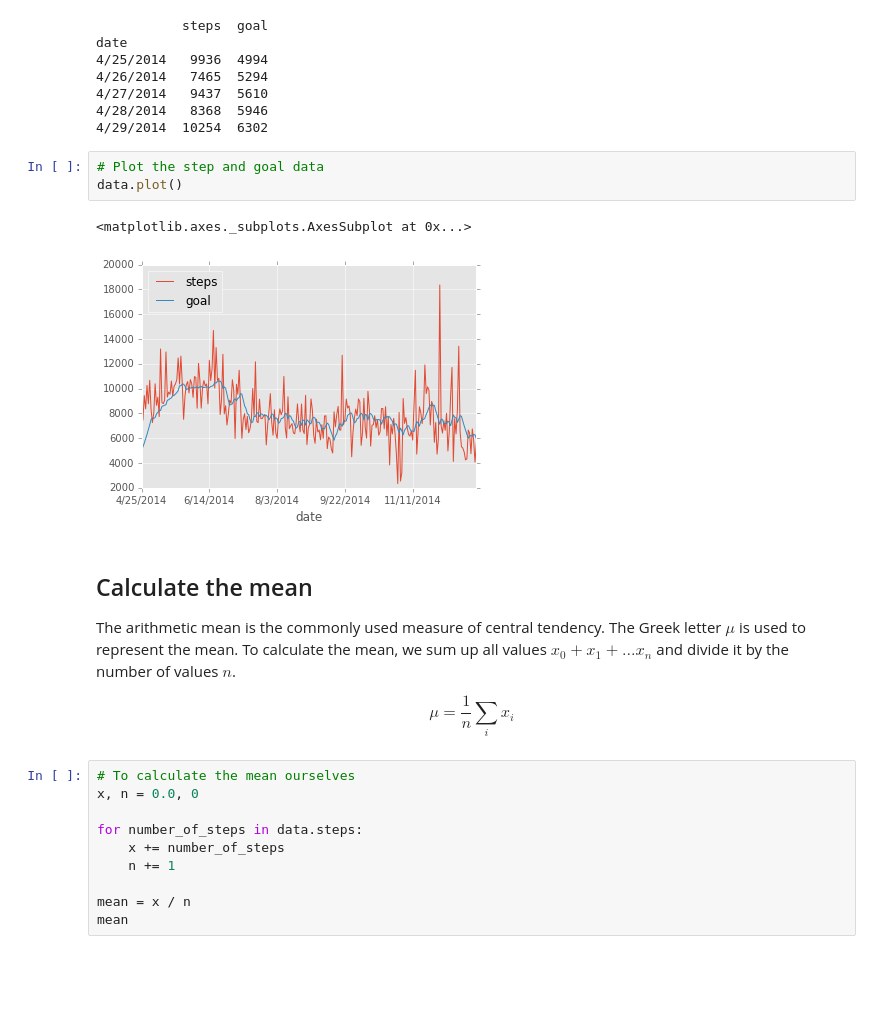
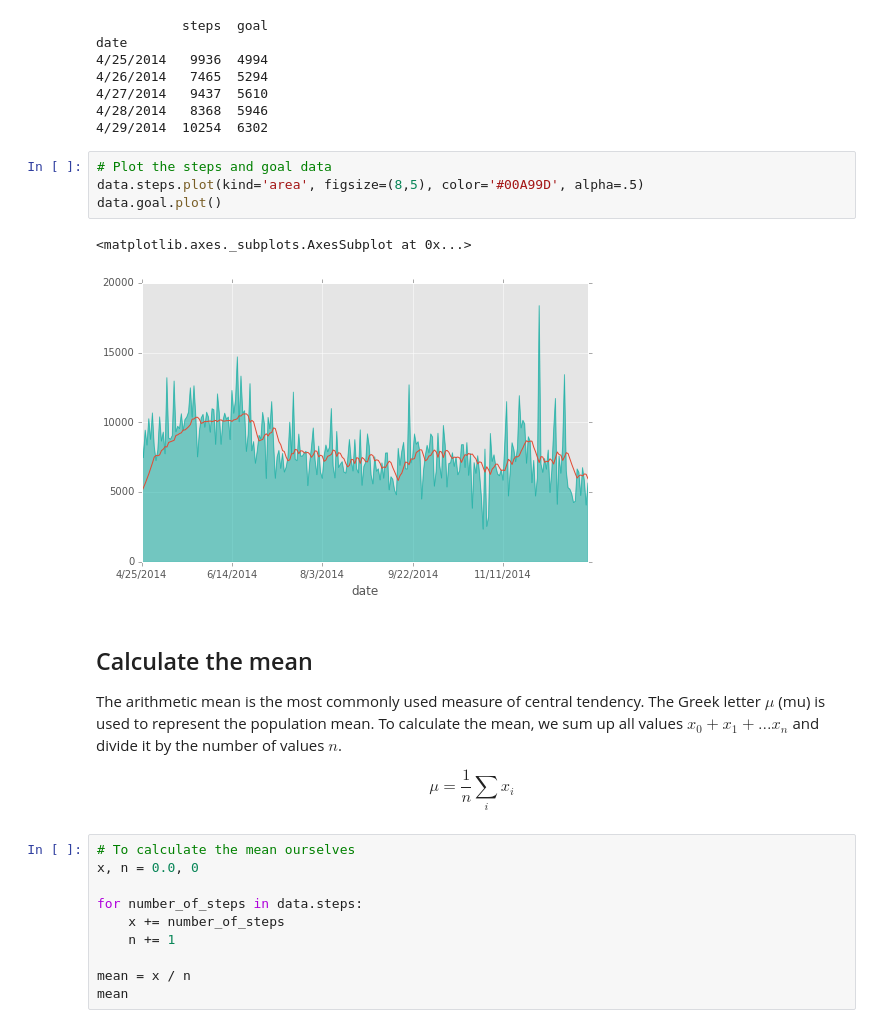
Before and after one commit to leonvanbokhorst/NoteBooks-Statistics-and-MachineLearning, a Jupyter notebook: 0007 Mean, Median and Mode with Garmin Vivofit Data.ipynb, the cells around one changed output. Cells and saved outputs as stored; diff of their text form; blank space fills up the shorter version.

Commit message:
Garmin Vivofit data mean, median, mode notebook

```diff
--- a/0007 Mean, Median and Mode with Garmin Vivofit Data.ipynb
+++ b/0007 Mean, Median and Mode with Garmin Vivofit Data.ipynb
@@ -25,14 +25,15 @@ date
 4/28/2014   8368  5946
 4/29/2014  10254  6302
 # %%
-# Plot the step and goal data
-data.plot()
+# Plot the steps and goal data
+data.steps.plot(kind='area', figsize=(8,5), color='#00A99D', alpha=.5)
+data.goal.plot()
 # %% [output]
 <matplotlib.axes._subplots.AxesSubplot at 0x...>
-[figure, old version]
+[figure, new version]
 # %% [markdown]
 ## Calculate the mean
-The arithmetic mean is the commonly used measure of central tendency. The Greek letter $\mu$ is used to represent the mean. To calculate the mean, we sum up all values $x_0+x_1+ ... x_n$ and divide it by the number of values $n$.
+The arithmetic mean is the most commonly used measure of central tendency. The Greek letter $\mu$ (mu) is used to represent the population mean. To calculate the mean, we sum up all values $x_0+x_1+ ... x_n$ and divide it by the number of values $n$.
 
 $$\mu=\frac{1}{n}\sum_ix_i$$
 # %%
```
Also changed, not shown: parts of 5 cells of this notebook.
